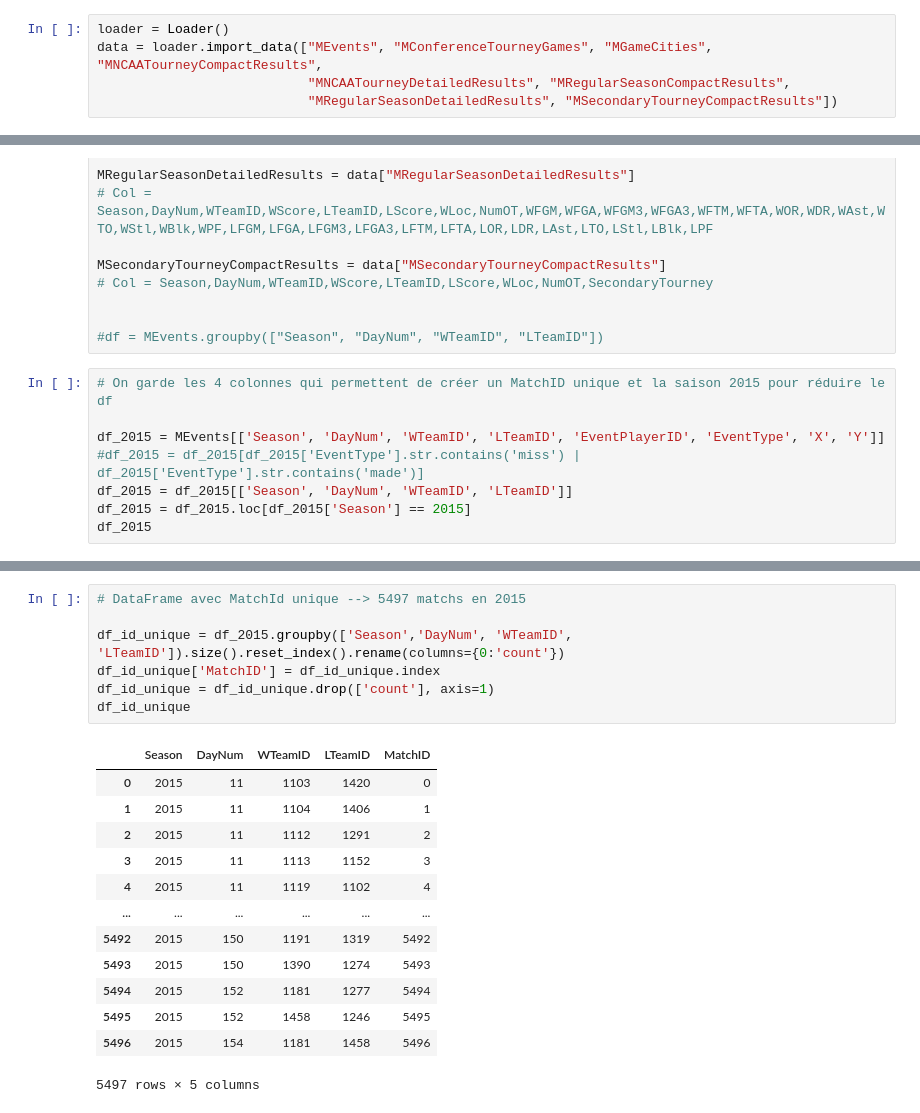
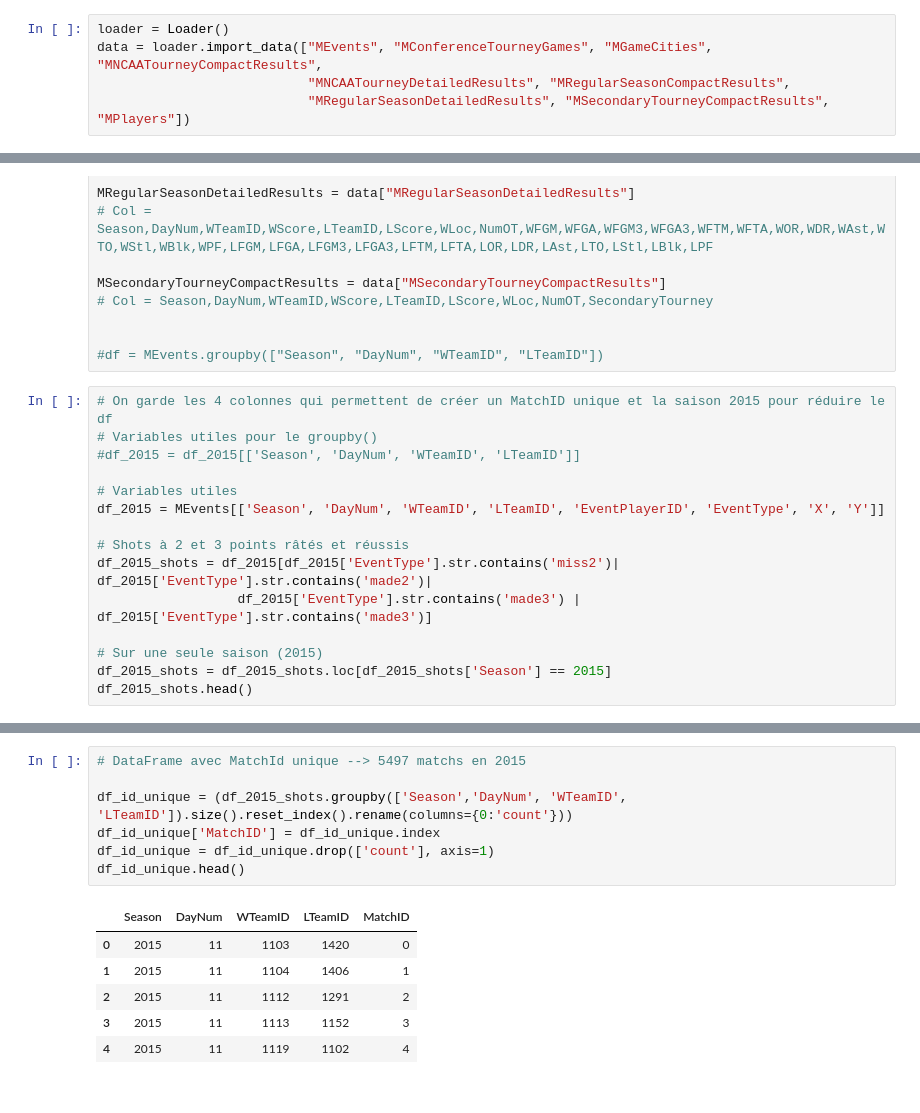
Before and after one commit to NicoR21/ncaam-2020, a Jupyter notebook: ncaam/src/test_app.ipynb, the cells around one changed output, grey strips where cells are left out. Drawn from its saved outputs; the diff is of its cells as text.

```diff
--- a/ncaam/src/test_app.ipynb
+++ b/ncaam/src/test_app.ipynb
@@ -11,4 +11,4 @@ from ncaam.src.dao.loader import Loader
 loader = Loader()
 data = loader.import_data(["MEvents", "MConferenceTourneyGames", "MGameCities", "MNCAATourneyCompactResults",
                            "MNCAATourneyDetailedResults", "MRegularSeasonCompactResults",
-                           "MRegularSeasonDetailedResults", "MSecondaryTourneyCompactResults"])
+                           "MRegularSeasonDetailedResults", "MSecondaryTourneyCompactResults", "MPlayers"])
@@ -260,10 +230,17 @@ MSecondaryTourneyCompactResults = data["MSecondaryTourneyCompactResults"]
 #df = MEvents.groupby(["Season", "DayNum", "WTeamID", "LTeamID"])
 # %%
 # On garde les 4 colonnes qui permettent de créer un MatchID unique et la saison 2015 pour réduire le df
+# Variables utiles pour le groupby()
+#df_2015 = df_2015[['Season', 'DayNum', 'WTeamID', 'LTeamID']]
 
+# Variables utiles
 df_2015 = MEvents[['Season', 'DayNum', 'WTeamID', 'LTeamID', 'EventPlayerID', 'EventType', 'X', 'Y']]
-#df_2015 = df_2015[df_2015['EventType'].str.contains('miss') | df_2015['EventType'].str.contains('made')]
-df_2015 = df_2015[['Season', 'DayNum', 'WTeamID', 'LTeamID']]
-df_2015 = df_2015.loc[df_2015['Season'] == 2015]
-df_2015
+
+# Shots à 2 et 3 points râtés et réussis
+df_2015_shots = df_2015[df_2015['EventType'].str.contains('miss2')| df_2015['EventType'].str.contains('made2')|
+                  df_2015['EventType'].str.contains('made3') | df_2015['EventType'].str.contains('made3')]
+
+# Sur une seule saison (2015)
+df_2015_shots = df_2015_shots.loc[df_2015_shots['Season'] == 2015]
+df_2015_shots.head()
 # %% [output]
@@ -283,24 +253,17 @@ df_2015
 # %%
 # DataFrame avec MatchId unique --> 5497 matchs en 2015
 
-df_id_unique = df_2015.groupby(['Season','DayNum', 'WTeamID', 'LTeamID']).size().reset_index().rename(columns={0:'count'})
+df_id_unique = (df_2015_shots.groupby(['Season','DayNum', 'WTeamID', 'LTeamID']).size().reset_index().rename(columns={0:'count'}))
 df_id_unique['MatchID'] = df_id_unique.index
 df_id_unique = df_id_unique.drop(['count'], axis=1)
-df_id_unique
+df_id_unique.head()
 # %% [output]
 |  | Season | DayNum | WTeamID | LTeamID | MatchID |
 | 0 | 2015 | 11 | 1103 | 1420 | 0 |
 | 1 | 2015 | 11 | 1104 | 1406 | 1 |
 | 2 | 2015 | 11 | 1112 | 1291 | 2 |
 | 3 | 2015 | 11 | 1113 | 1152 | 3 |
 | 4 | 2015 | 11 | 1119 | 1102 | 4 |
-| ... | ... | ... | ... | ... | ... |
-| 5492 | 2015 | 150 | 1191 | 1319 | 5492 |
-| 5493 | 2015 | 150 | 1390 | 1274 | 5493 |
-| 5494 | 2015 | 152 | 1181 | 1277 | 5494 |
-| 5495 | 2015 | 152 | 1458 | 1246 | 5495 |
-| 5496 | 2015 | 154 | 1181 | 1458 | 5496 |
-5497 rows × 5 columns
 # %%
 # On applique le MatchID sur l'ensemble du dataframe
 
```
Also changed, not shown: parts of 23 cells of this notebook.
